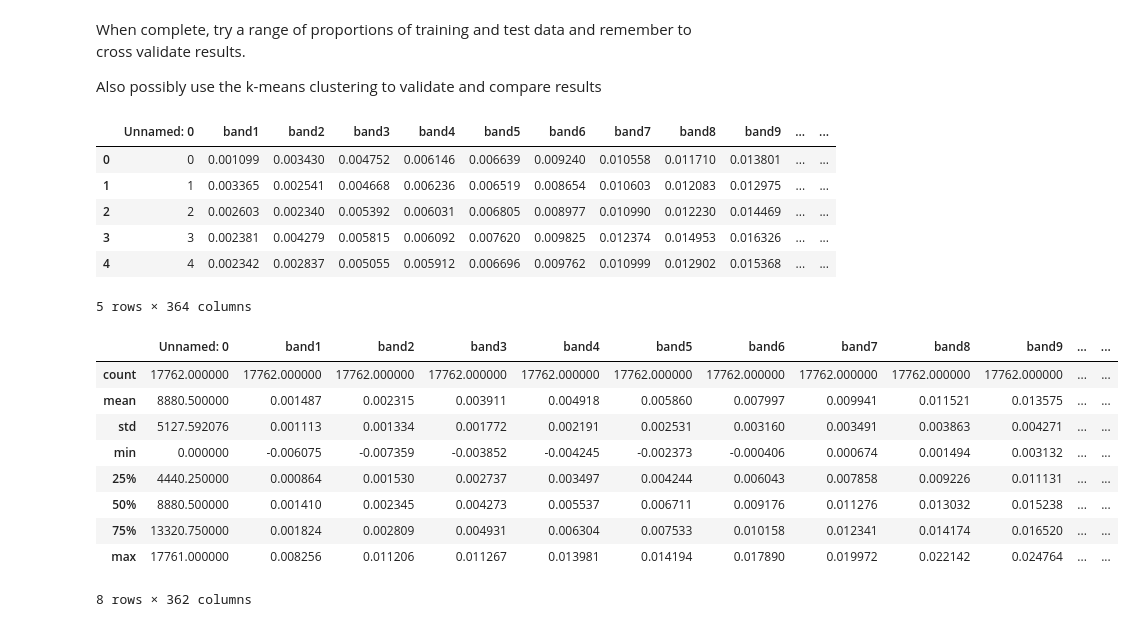
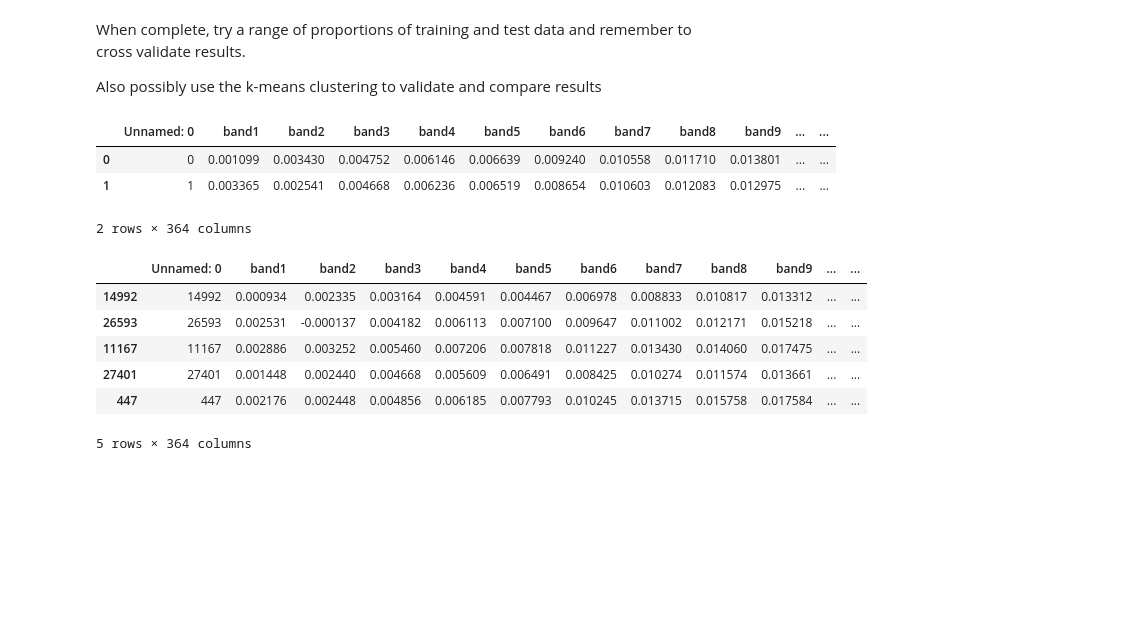
Before and after one commit to rachelzwalker/Flow_Country_HSI_and_PSM, a Jupyter notebook: python_notebooks/supervised/Random_Forest_preparation.ipynb, the cells around one changed output. Cells and saved outputs as stored; diff of their text form; code cells hidden in the pictures; blank space fills up the shorter version.

```diff
--- a/python_notebooks/supervised/Random_Forest_preparation.ipynb
+++ b/python_notebooks/supervised/Random_Forest_preparation.ipynb
@@ -211,38 +14,36 @@ Also possibly use the k-means clustering to validate and compare results
 # %%
 import pandas as pd
 import geopandas
-cross_lochs = pd.read_csv('cross_lochs_to_line_125.csv')
+cross_lochs = pd.read_csv('../cross_lochs_gdf_pft.csv')
 
 cross_lochs['geometry'] = geopandas.GeoSeries.from_wkt(cross_lochs['geometry'])
 
 cross_lochs_gdf = geopandas.GeoDataFrame(cross_lochs, geometry='geometry')
 
-cross_lochs_gdf.head()
+cross_lochs_gdf.head(2)
 # %% [output]
 |  | Unnamed: 0 | band1 | band2 | band3 | band4 | band5 | band6 | band7 | band8 | band9 | ... | ... |
 | 0 | 0 | 0.001099 | 0.003430 | 0.004752 | 0.006146 | 0.006639 | 0.009240 | 0.010558 | 0.011710 | 0.013801 | ... | ... |
 | 1 | 1 | 0.003365 | 0.002541 | 0.004668 | 0.006236 | 0.006519 | 0.008654 | 0.010603 | 0.012083 | 0.012975 | ... | ... |
-| 2 | 2 | 0.002603 | 0.002340 | 0.005392 | 0.006031 | 0.006805 | 0.008977 | 0.010990 | 0.012230 | 0.014469 | ... | ... |
-| 3 | 3 | 0.002381 | 0.004279 | 0.005815 | 0.006092 | 0.007620 | 0.009825 | 0.012374 | 0.014953 | 0.016326 | ... | ... |
-| 4 | 4 | 0.002342 | 0.002837 | 0.005055 | 0.005912 | 0.006696 | 0.009762 | 0.010999 | 0.012902 | 0.015368 | ... | ... |
-5 rows × 364 columns
+2 rows × 364 columns
 # %%
-percentage = round(len(cross_lochs_gdf)/100*70)
-train = cross_lochs_gdf.head(percentage)
-test = cross_lochs_gdf.iloc[percentage:len(cross_lochs_gdf),:]
+# percentage = round(len(cross_lochs_gdf)/100*70)
+# train = cross_lochs_gdf.head(percentage)
+# test = cross_lochs_gdf.iloc[percentage:len(cross_lochs_gdf),:]
 
-train.describe()
+from sklearn.model_selection import train_test_split
+
+train, test = train_test_split(cross_lochs_gdf, test_size=0.3)
+
+train.head()
 # %% [output]
 |  | Unnamed: 0 | band1 | band2 | band3 | band4 | band5 | band6 | band7 | band8 | band9 | ... | ... |
-| count | 17762.000000 | 17762.000000 | 17762.000000 | 17762.000000 | 17762.000000 | 17762.000000 | 17762.000000 | 17762.000000 | 17762.000000 | 17762.000000 | ... | ... |
-| mean | 8880.500000 | 0.001487 | 0.002315 | 0.003911 | 0.004918 | 0.005860 | 0.007997 | 0.009941 | 0.011521 | 0.013575 | ... | ... |
-| std | 5127.592076 | 0.001113 | 0.001334 | 0.001772 | 0.002191 | 0.002531 | 0.003160 | 0.003491 | 0.003863 | 0.004271 | ... | ... |
-| min | 0.000000 | -0.006075 | -0.007359 | -0.003852 | -0.004245 | -0.002373 | -0.000406 | 0.000674 | 0.001494 | 0.003132 | ... | ... |
-| 25% | 4440.250000 | 0.000864 | 0.001530 | 0.002737 | 0.003497 | 0.004244 | 0.006043 | 0.007858 | 0.009226 | 0.011131 | ... | ... |
-| 50% | 8880.500000 | 0.001410 | 0.002345 | 0.004273 | 0.005537 | 0.006711 | 0.009176 | 0.011276 | 0.013032 | 0.015238 | ... | ... |
-| 75% | 13320.750000 | 0.001824 | 0.002809 | 0.004931 | 0.006304 | 0.007533 | 0.010158 | 0.012341 | 0.014174 | 0.016520 | ... | ... |
-| max | 17761.000000 | 0.008256 | 0.011206 | 0.011267 | 0.013981 | 0.014194 | 0.017890 | 0.019972 | 0.022142 | 0.024764 | ... | ... |
+| 14992 | 14992 | 0.000934 | 0.002335 | 0.003164 | 0.004591 | 0.004467 | 0.006978 | 0.008833 | 0.010817 | 0.013312 | ... | ... |
+| 26593 | 26593 | 0.002531 | -0.000137 | 0.004182 | 0.006113 | 0.007100 | 0.009647 | 0.011002 | 0.012171 | 0.015218 | ... | ... |
+| 11167 | 11167 | 0.002886 | 0.003252 | 0.005460 | 0.007206 | 0.007818 | 0.011227 | 0.013430 | 0.014060 | 0.017475 | ... | ... |
+| 27401 | 27401 | 0.001448 | 0.002440 | 0.004668 | 0.005609 | 0.006491 | 0.008425 | 0.010274 | 0.011574 | 0.013661 | ... | ... |
+| 447 | 447 | 0.002176 | 0.002448 | 0.004856 | 0.006185 | 0.007793 | 0.010245 | 0.013715 | 0.015758 | 0.017584 | ... | ... |
-8 rows × 362 columns
+5 rows × 364 columns
 # %%
 x_train = train[train.columns[1:359]]
 y_train = train[train.columns[362]]
```
Also changed, not shown: parts of 26 cells of this notebook.
